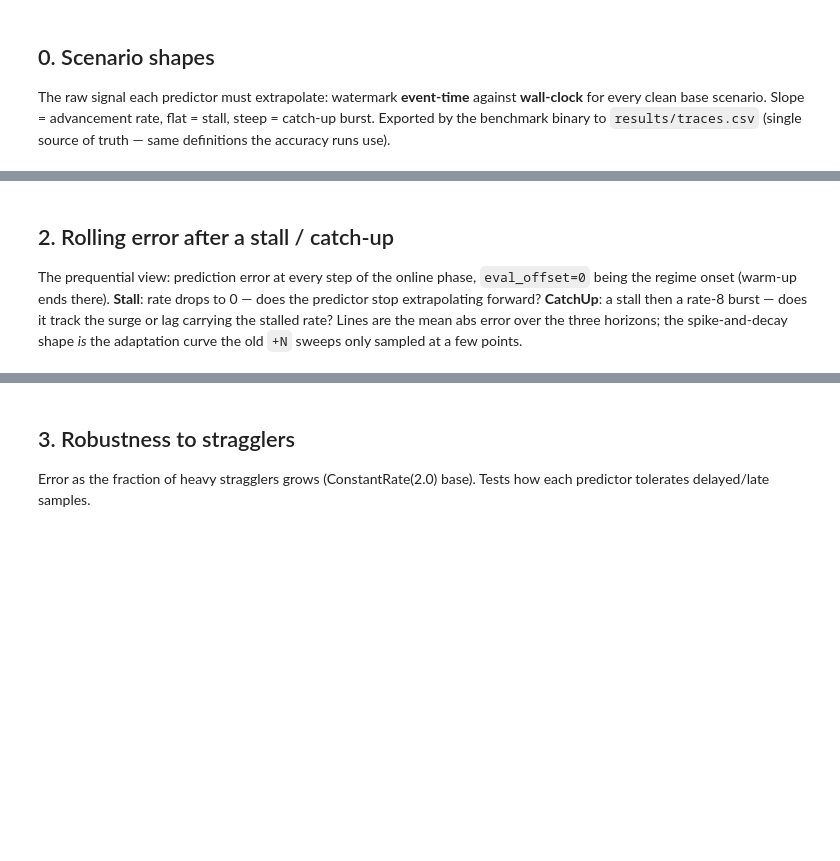
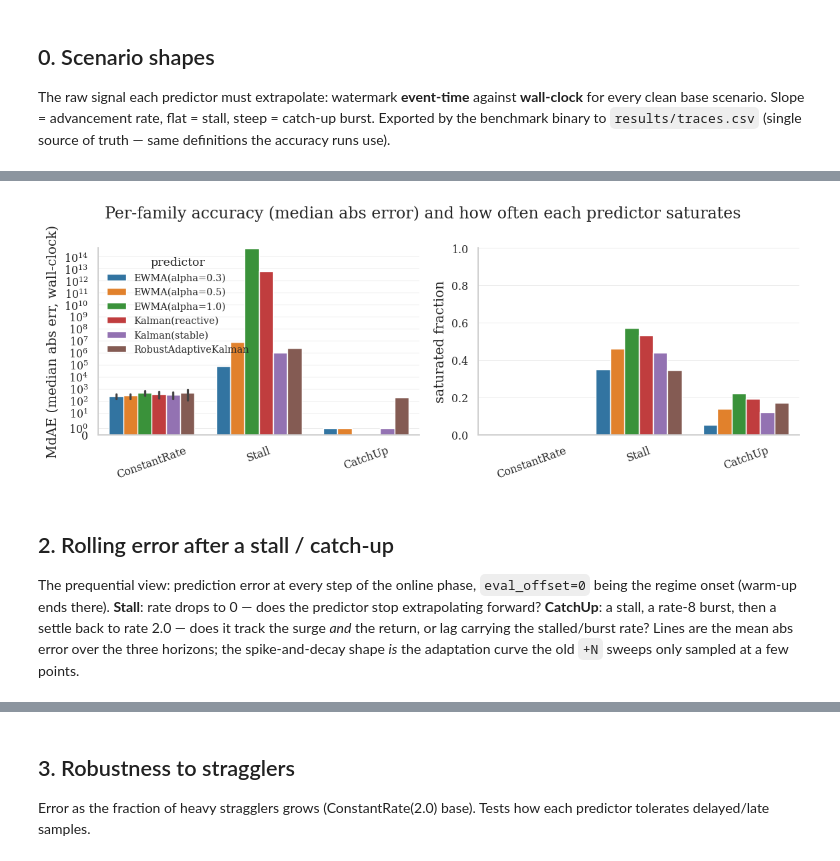
Before and after one commit to Watermark-Prediction-NES/nebulastream, a Jupyter notebook: scripts/benchmarking/watermark_predictor_benchmarks/plot_results.ipynb, the cells around one changed output, grey strips where cells are left out. Cells and saved outputs as stored; diff of their text form; code cells hidden in the pictures; blank space fills up the shorter version.

```diff
--- a/scripts/benchmarking/watermark_predictor_benchmarks/plot_results.ipynb
+++ b/scripts/benchmarking/watermark_predictor_benchmarks/plot_results.ipynb
@@ -151,22 +173,28 @@ Mean error (MAE) and relative error (MAPE) aggregated by scenario family — the
 # %%
 fig, axes = plt.subplots(1, 2, figsize=(9, 3.4), sharex=True)
-for ax, (metric, label) in zip(axes, [('mae', 'MAE (wall-clock)'), ('mape_pct', 'MAPE (%)')]):
-    sns.boxplot(cell, x='family', y=metric, hue='predictor', hue_order=PREDICTOR_ORDER,
-                palette=PALETTE, fliersize=2, linewidth=0.8, ax=ax)
+# left: median abs error (symlog because clean families are exactly 0; bottom=0 drops the negative
+# half-axis). right: saturation fraction (linear 0..1).
+for ax, (metric, label, logscale) in zip(
+        axes, [('mdae', 'MdAE (median abs err, wall-clock)', True), ('sat_rate', 'saturated fraction', False)]):
+    sns.barplot(cell, x='family', y=metric, hue='predictor', hue_order=PREDICTOR_ORDER,
+                palette=PALETTE, ax=ax)
     ax.set_xlabel('')
     ax.set_ylabel(label)
-    # symlog: stall/catch-up errors are orders of magnitude above the clean families; linear hides them.
-    ax.set_yscale('symlog')
-    ax.set_ylim(bottom=0)
+    if logscale:
+        ax.set_yscale('symlog')
+        ax.set_ylim(bottom=0)
     ax.tick_params(axis='x', rotation=20)
     ax.get_legend().remove()
-axes[0].legend(title='predictor', loc='upper left', ncol=1)
-fig.suptitle('Prediction error by scenario family (each point = one trace, aggregated over the rolling eval)')
+axes[1].set_ylim(0, 1)
+axes[0].legend(title='predictor', loc='upper left', ncol=1, fontsize=8)
+fig.suptitle('Per-family accuracy (median abs error) and how often each predictor saturates')
 fig.tight_layout()
 plt.show()
+# %% [output]
+[figure, added]
 # %% [markdown]
 ## 2. Rolling error after a stall / catch-up
-The prequential view: prediction error at every step of the online phase, `eval_offset=0` being the regime onset (warm-up ends there). **Stall**: rate drops to 0 — does the predictor stop extrapolating forward? **CatchUp**: a stall then a rate-8 burst — does it track the surge or lag carrying the stalled rate? Lines are the mean abs error over the three horizons; the spike-and-decay shape *is* the adaptation curve the old `+N` sweeps only sampled at a few points.
+The prequential view: prediction error at every step of the online phase, `eval_offset=0` being the regime onset (warm-up ends there). **Stall**: rate drops to 0 — does the predictor stop extrapolating forward? **CatchUp**: a stall, a rate-8 burst, then a settle back to rate 2.0 — does it track the surge *and* the return, or lag carrying the stalled/burst rate? Lines are the mean abs error over the three horizons; the spike-and-decay shape *is* the adaptation curve the old `+N` sweeps only sampled at a few points.
 # %%
 for fam, title in [('Stall', 'Stall(2.0$\\rightarrow$0)'), ('CatchUp', 'CatchUp(2.0$\\rightarrow$8.0)')]:
     sub = df[(df['family'] == fam) & (df['noise'] == 'clean')]
```
Also changed, not shown: parts of 12 cells of this notebook, 3 other files.
